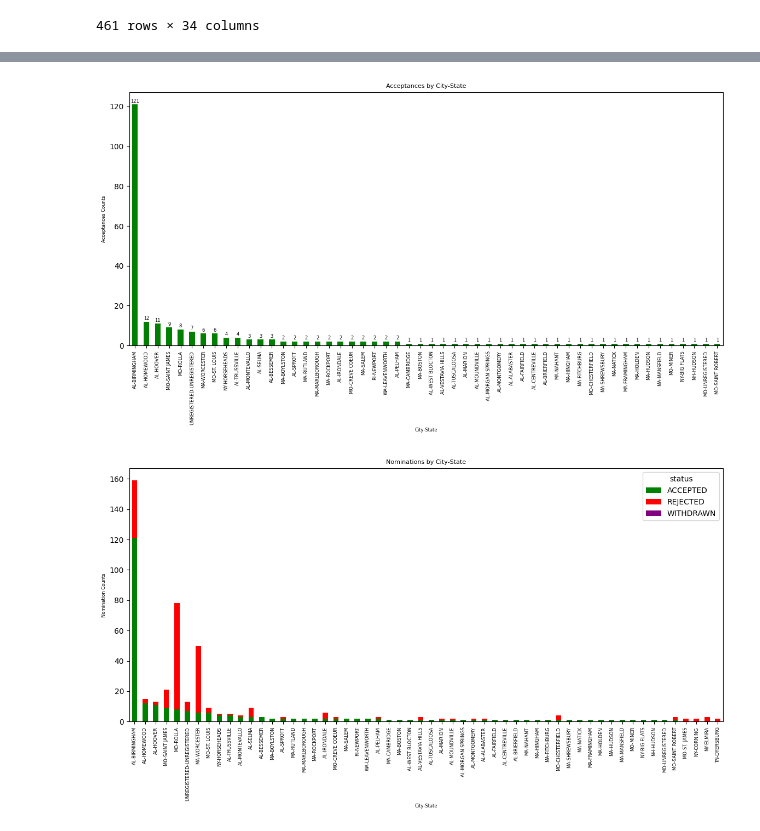
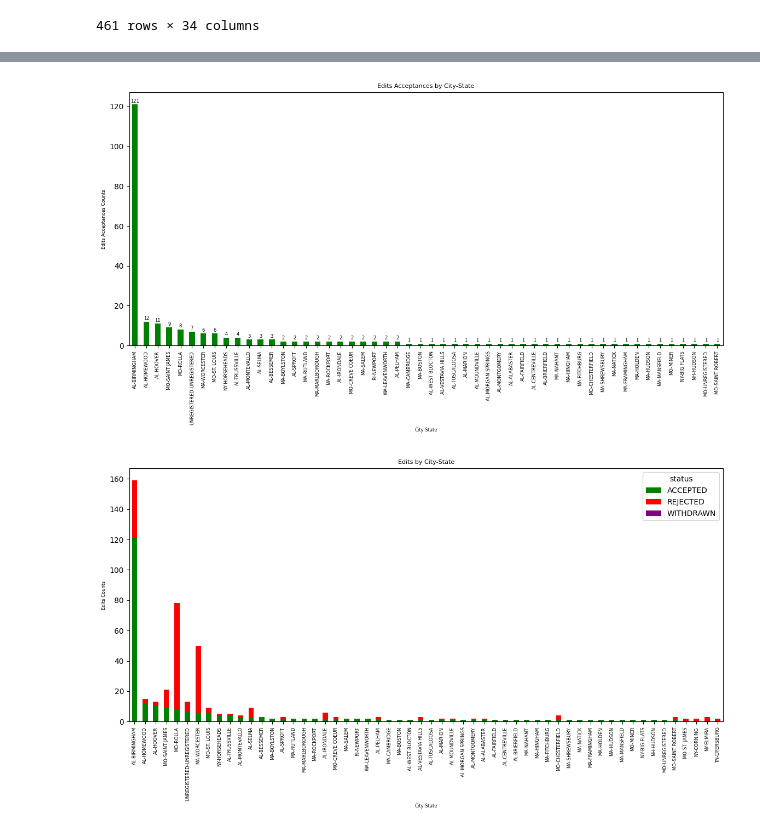
Before and after one commit to toadlover/niantic_wayfarer_nominations_analysis, a Jupyter notebook: interactive_wayfarer_edit_notebook.ipynb, the cells around one changed output, grey strips where cells are left out. Saved outputs shown, nothing was run; the diff lists cells and outputs as text; code cells hidden in the pictures.

```diff
--- a/interactive_wayfarer_edit_notebook.ipynb
+++ b/interactive_wayfarer_edit_notebook.ipynb
@@ -204,46 +204,46 @@ accepted_counts.plot(
 )
 
 # Titles and labels
-plt.title("Acceptances by City-State", fontsize=font_size+2)
+plt.title("Edits Acceptances by City-State", fontsize=font_size+2)
 plt.xlabel("City-State", fontsize=font_size)
-plt.ylabel("Acceptances Counts", fontsize=font_size)
+plt.ylabel("Edits Acceptances Counts", fontsize=font_size)
 plt.xticks(rotation=90, fontsize=font_size)
 
 #plot the counts per state bar
 for i, v in enumerate(accepted_counts):
     ax.text(i, v + 0.5, str(v), ha="center", va="bottom", fontsize=font_size)
 
 # Save to PNG
 fig.savefig(input_dir + "/" + file_prefix + "state_city_accepted_edits.png", dpi=150, bbox_inches="tight")
 
 plt.show()
 
 #all:
 
 fig, ax = plt.subplots(figsize=(fig_width, fig_height))
 
 # Plot stacked bars
 state_city_status_counts[plot_order].plot(
     kind="bar",
     stacked=True,
     color=colors,
     ax=ax
 )
 
 # Titles and labels
-plt.title("Nominations by City-State", fontsize=font_size+2)
+plt.title("Edits by City-State", fontsize=font_size+2)
 plt.xlabel("City-State", fontsize=font_size)
-plt.ylabel("Nomination Counts", fontsize=font_size)
+plt.ylabel("Edits Counts", fontsize=font_size)
 plt.xticks(rotation=90, fontsize=font_size)
 
 
 # Save to PNG
 fig.savefig(input_dir + "/" + file_prefix + "state_city_all_edits.png", dpi=150, bbox_inches="tight")
 
 plt.show()
 # %% [output]
-[figure, old version]
+[figure, new version]
-[figure, old version]
+[figure, new version]
 # %%
 #Plot #3 - Nominations bar plot by state-city
 #This will create four plots:
```
Also changed, not shown: parts of 2 cells of this notebook, 10 other files.
